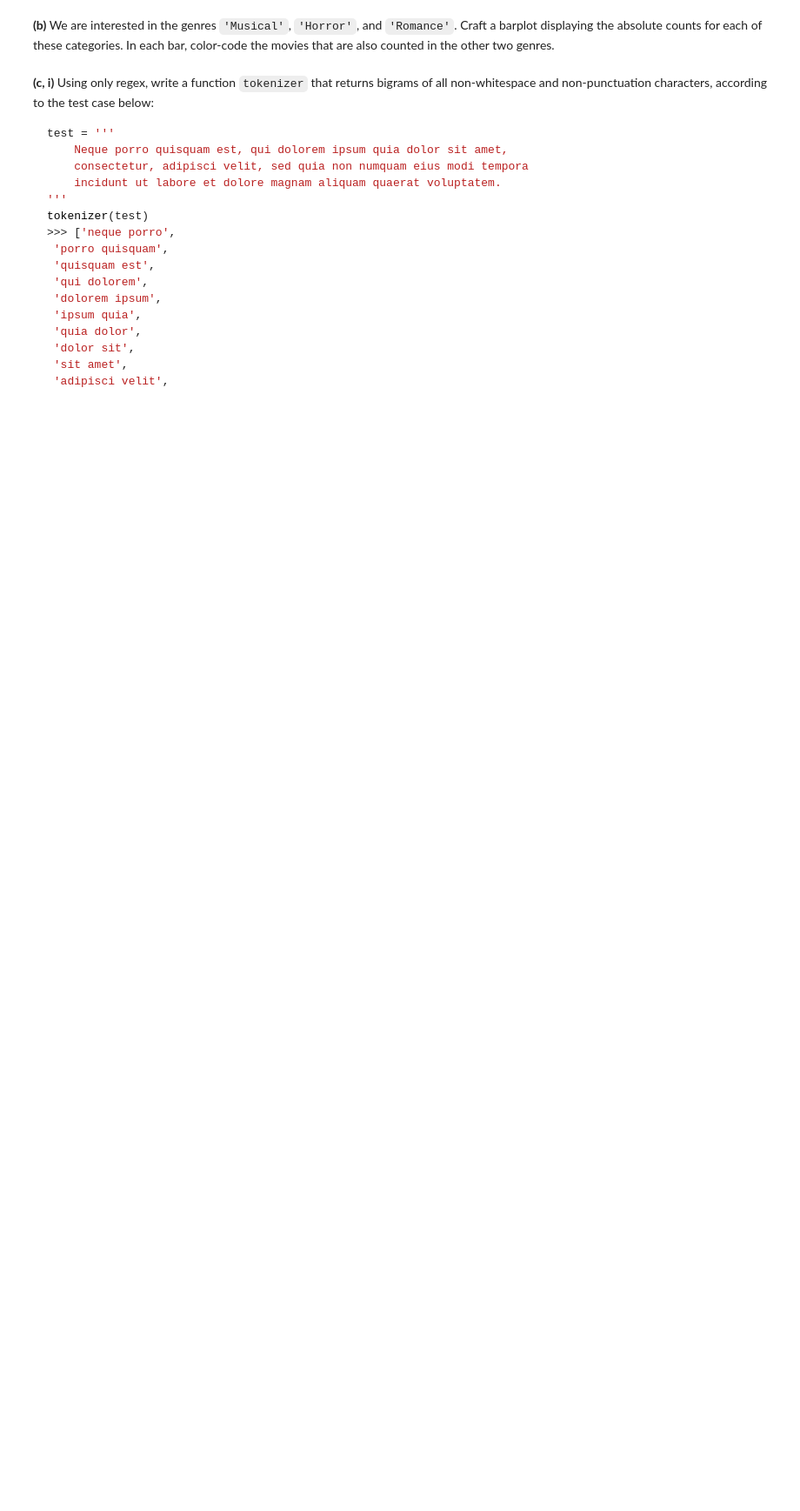
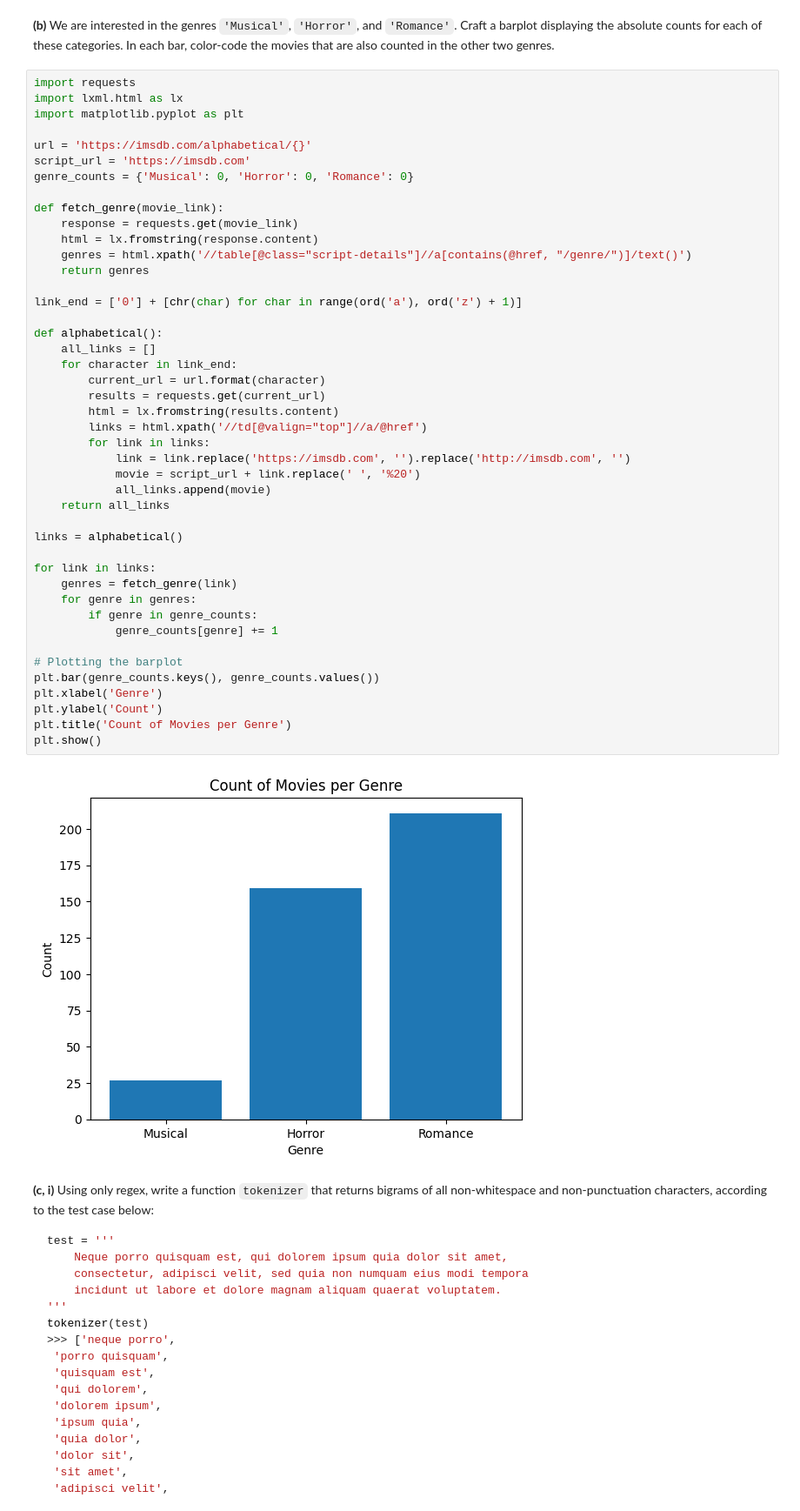
Before and after one commit to JadenFaste/STA141B-HW4, a Jupyter notebook: homework_4.ipynb, the cells around one changed output. Shown at 87% size. Drawn from its saved outputs; the diff is of its cells as text; blank space fills up the shorter version.

Commit message:
Current

```diff
--- a/homework_4.ipynb
+++ b/homework_4.ipynb
@@ -49,5 +94,51 @@ for link in links:
 # %% [markdown]
 __(b)__ We are interested in the genres `'Musical'`, `'Horror'`, and `'Romance'`. Craft a barplot displaying the absolute counts for each of these categories. In each bar, color-code the movies that are also counted in the other two genres.
+# %%
+import requests
+import lxml.html as lx
+import matplotlib.pyplot as plt
+
+url = 'https://imsdb.com/alphabetical/{}'
+script_url = 'https://imsdb.com'
+genre_counts = {'Musical': 0, 'Horror': 0, 'Romance': 0}
+
+def fetch_genre(movie_link):
+    response = requests.get(movie_link)
+    html = lx.fromstring(response.content)
+    genres = html.xpath('//table[@class="script-details"]//a[contains(@href, "/genre/")]/text()')
+    return genres
+
+link_end = ['0'] + [chr(char) for char in range(ord('a'), ord('z') + 1)]
+
+def alphabetical():
+    all_links = []
+    for character in link_end:
+        current_url = url.format(character)
+        results = requests.get(current_url)
+        html = lx.fromstring(results.content)
+        links = html.xpath('//td[@valign="top"]//a/@href')
+        for link in links:
+            link = link.replace('https://imsdb.com', '').replace('http://imsdb.com', '')
+            movie = script_url + link.replace(' ', '%20')
+            all_links.append(movie)
+    return all_links
+
+links = alphabetical()
+
+for link in links:
+    genres = fetch_genre(link)
+    for genre in genres:
+        if genre in genre_counts:
+            genre_counts[genre] += 1
+
+# Plotting the barplot
+plt.bar(genre_counts.keys(), genre_counts.values())
+plt.xlabel('Genre')
+plt.ylabel('Count')
+plt.title('Count of Movies per Genre')
+plt.show()
+# %% [output]
+[figure, added]
 # %% [markdown]
 __(c, i)__ Using only regex, write a function `tokenizer` that returns bigrams of all non-whitespace and non-punctuation characters, according to the test case below:
 
```
Also changed, not shown: parts of 4 cells of this notebook.
